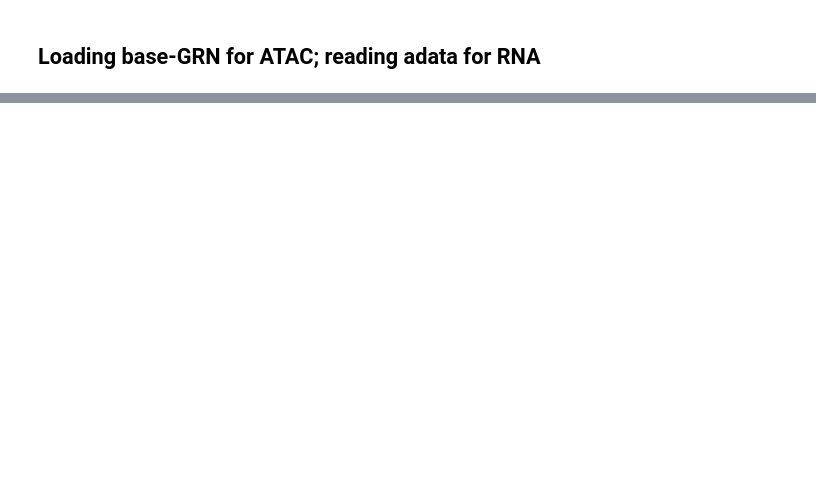
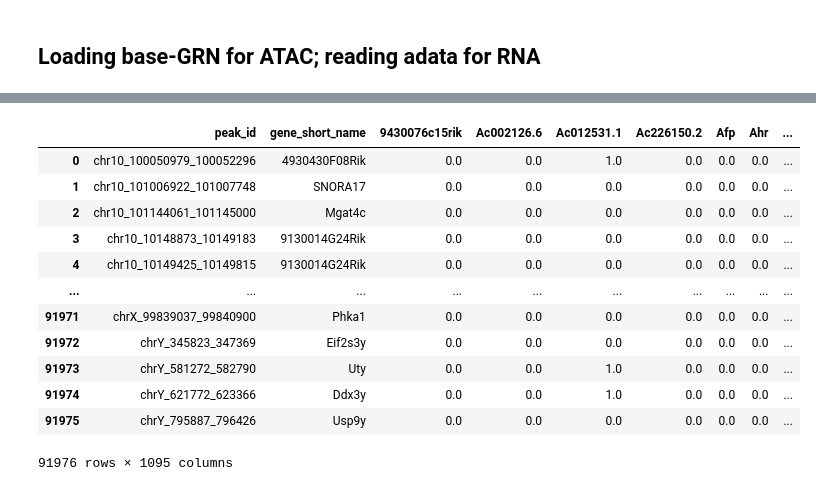
Before and after one commit to sachha-naksha/TA_muscle_ageing, a Jupyter notebook: py_scripts/grn_inference/2_cellOracle_fit.ipynb, the cells around one changed output, grey strips where cells are left out. Saved outputs shown, nothing was run; the diff lists cells and outputs as text; code cells hidden in the pictures; blank space fills up the shorter version.

```diff
--- a/py_scripts/grn_inference/2_cellOracle_fit.ipynb
+++ b/py_scripts/grn_inference/2_cellOracle_fit.ipynb
@@ -86,3 +81,19 @@ with open(f'{out_path}/out_files/TF_to_TG_dictionary.pkl','wb') as f:
+# %%
+display(base_GRN)
+# %% [output]
+|  | peak_id | gene_short_name | 9430076c15rik | Ac002126.6 | Ac012531.1 | Ac226150.2 | Afp | Ahr | ... |
+| 0 | chr10_100050979_100052296 | 4930430F08Rik | 0.0 | 0.0 | 1.0 | 0.0 | 0.0 | 0.0 | ... |
+| 1 | chr10_101006922_101007748 | SNORA17 | 0.0 | 0.0 | 0.0 | 0.0 | 0.0 | 0.0 | ... |
+| 2 | chr10_101144061_101145000 | Mgat4c | 0.0 | 0.0 | 0.0 | 0.0 | 0.0 | 0.0 | ... |
+| 3 | chr10_10148873_10149183 | 9130014G24Rik | 0.0 | 0.0 | 0.0 | 0.0 | 0.0 | 0.0 | ... |
+| 4 | chr10_10149425_10149815 | 9130014G24Rik | 0.0 | 0.0 | 0.0 | 0.0 | 0.0 | 0.0 | ... |
+| ... | ... | ... | ... | ... | ... | ... | ... | ... | ... |
+| 91971 | chrX_99839037_99840900 | Phka1 | 0.0 | 0.0 | 0.0 | 0.0 | 0.0 | 0.0 | ... |
+| 91972 | chrY_345823_347369 | Eif2s3y | 0.0 | 0.0 | 0.0 | 0.0 | 0.0 | 0.0 | ... |
+| 91973 | chrY_581272_582790 | Uty | 0.0 | 0.0 | 1.0 | 0.0 | 0.0 | 0.0 | ... |
+| 91974 | chrY_621772_623366 | Ddx3y | 0.0 | 0.0 | 1.0 | 0.0 | 0.0 | 0.0 | ... |
+| 91975 | chrY_795887_796426 | Usp9y | 0.0 | 0.0 | 0.0 | 0.0 | 0.0 | 0.0 | ... |
+91976 rows × 1095 columns
 # %%
 oracle = co.Oracle()
 # assigning scRNA (adata) to oracle object
```
Also changed, not shown: parts of 9 cells of this notebook, 3 other files.
